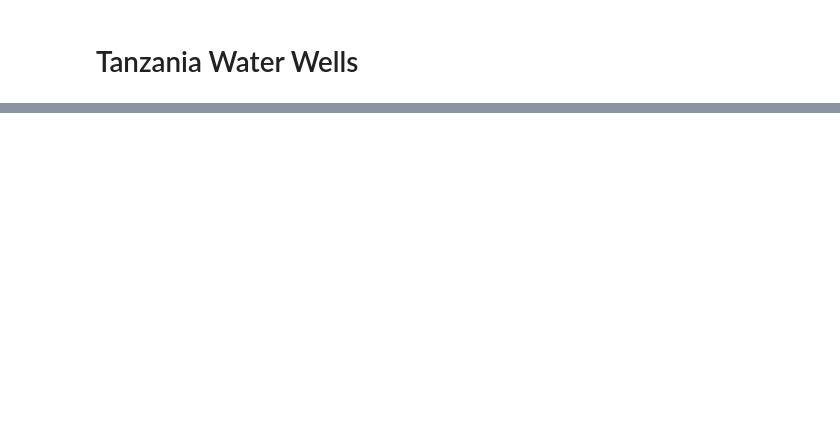
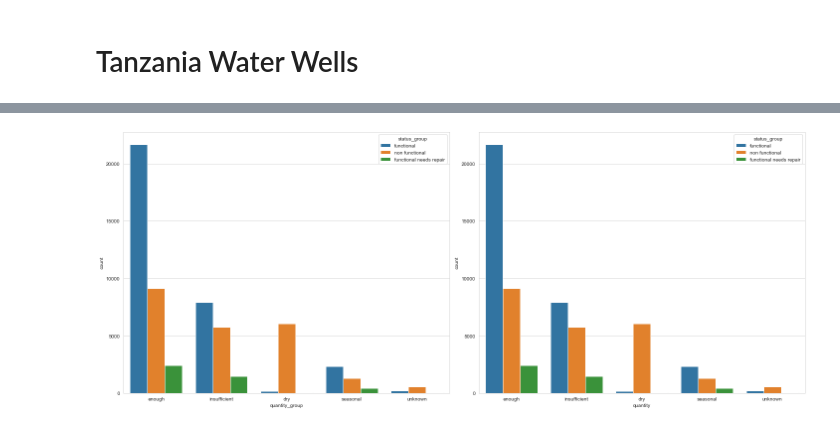
Before and after one commit to kaceyclougher/Tanzania-water-wells, a Jupyter notebook: EDA-and-Cleaning.ipynb, the cells around one changed output, grey strips where cells are left out. Saved outputs shown, nothing was run; the diff lists cells and outputs as text; code cells hidden in the pictures; blank space fills up the shorter version.

```diff
--- a/EDA-and-Cleaning.ipynb
+++ b/EDA-and-Cleaning.ipynb
@@ -35,0 +501,19 @@ df.head()
+# %%
+# they're identical and the abandoned don't have a significant effect, so we're going to only keep one.
+
+#dropping water_quality
+df.drop(['water_quality'], axis = 1, inplace = True)
+# %%
+#comparing categories for water quantity
+
+fig, axes = plt.subplots(1, 2, figsize=(20, 8))
+
+#quantity group x status group
+sns.countplot(x = df['quantity_group'], hue = "status_group", data = df, ax = axes[0])
+
+# quantity x status group
+sns.countplot(x = df['quantity'], hue = "status_group", data = df, ax = axes[1])
+
+plt.tight_layout()
+# %% [output]
+[figure, added]
```
Also changed, not shown: parts of 71 cells of this notebook, 2 other files.
